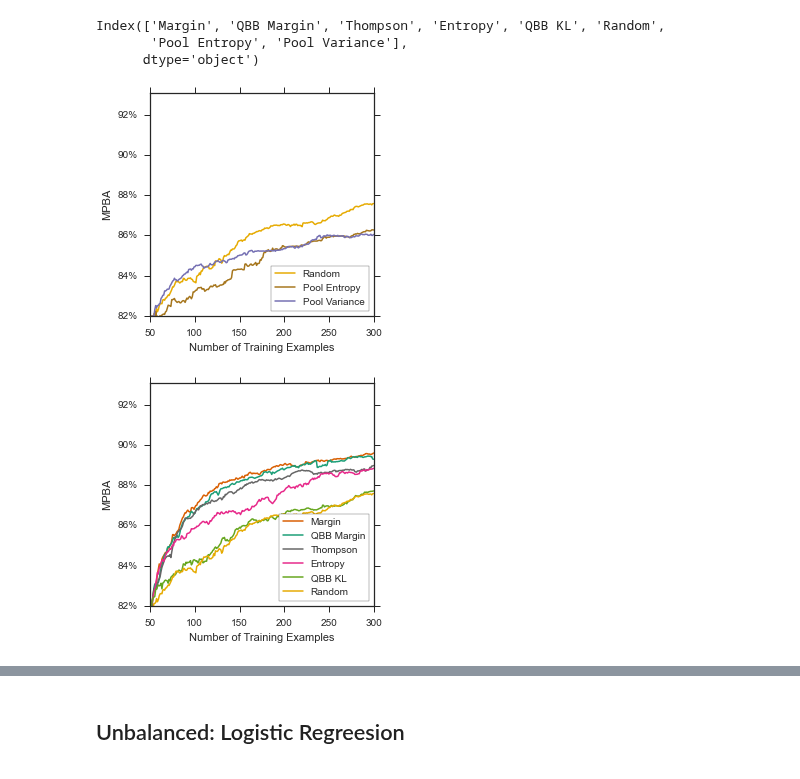
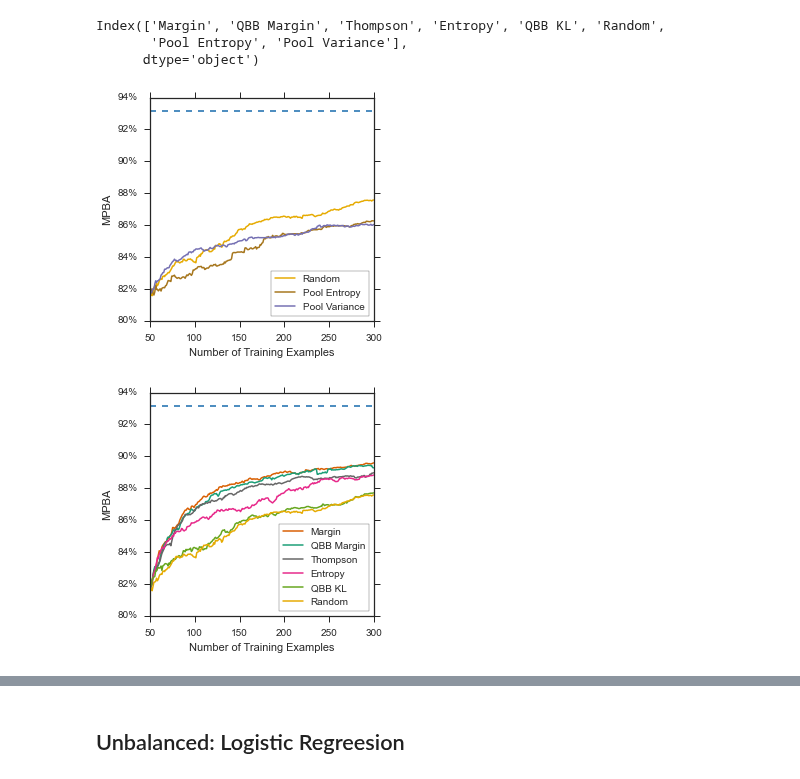
Before and after one commit to chengsoonong/mclass-sky, a Jupyter notebook: projects/alasdair/notebooks/06_active_learning_sdss.ipynb, the cells around one changed output, grey strips where cells are left out. Saved outputs shown, nothing was run; the diff lists cells and outputs as text; code cells hidden in the pictures.

```diff
--- a/projects/alasdair/notebooks/06_active_learning_sdss.ipynb
+++ b/projects/alasdair/notebooks/06_active_learning_sdss.ipynb
@@ -51,8 +51,8 @@ linestyles = {'Random': '-',
               'Pool Entropy': '-',
               'Thompson': '-'}
 labels = ['Random', 'Entropy', 'Margin', 'QBB Margin', 'QBB KL', 'Pool Variance', 'Pool Entropy', 'Thompson']
-upper_l = 0.898435180803
-upper_r = 0.930910538547
+upper_l = 0.90570974
+upper_r = 0.93177572
 # %%
 if running_expt:
     sdss = pd.read_hdf('../data/sdss.h5', 'sdss')
@@ -144,16 +144,16 @@ Index(['Margin', 'QBB Margin', 'Thompson', 'Entropy', 'QBB KL', 'Random',
       dtype='object')
 # %%
 fig = plt.figure(figsize=(4, 4))
-ax = plot_learning_curve_df(xrange, br_df, br_df.columns[5:], colors, linestyles, ylim=(.82, upper_r))
+ax = plot_learning_curve_df(xrange, br_df, br_df.columns[5:], colors, linestyles, upper=upper_r, ylim=(.8, .94))
 fig.savefig(fig_dir+'5_active/sdss_br_ind_lower.pdf', bbox_inches='tight')
 # %% [output]
-[figure, old version]
+[figure, new version]
 # %%
 fig = plt.figure(figsize=(4, 4))
-ax = plot_learning_curve_df(xrange, br_df, br_df.columns[:6], colors, linestyles, ylim=(.82, upper_r))
+ax = plot_learning_curve_df(xrange, br_df, br_df.columns[:6], colors, linestyles, upper=upper_r, ylim=(.8, .94))
 fig.savefig(fig_dir+'5_active/sdss_br_ind_upper.pdf', bbox_inches='tight')
 # %% [output]
-[figure, old version]
+[figure, new version]
 # %%
 fig = plt.figure(figsize=(10, 2))
 ax = plot_final_accuracy(br_lcs, labels, colors, ylim=(.75, .95))
```
Also changed, not shown: parts of 10 cells of this notebook, 50 other files.
